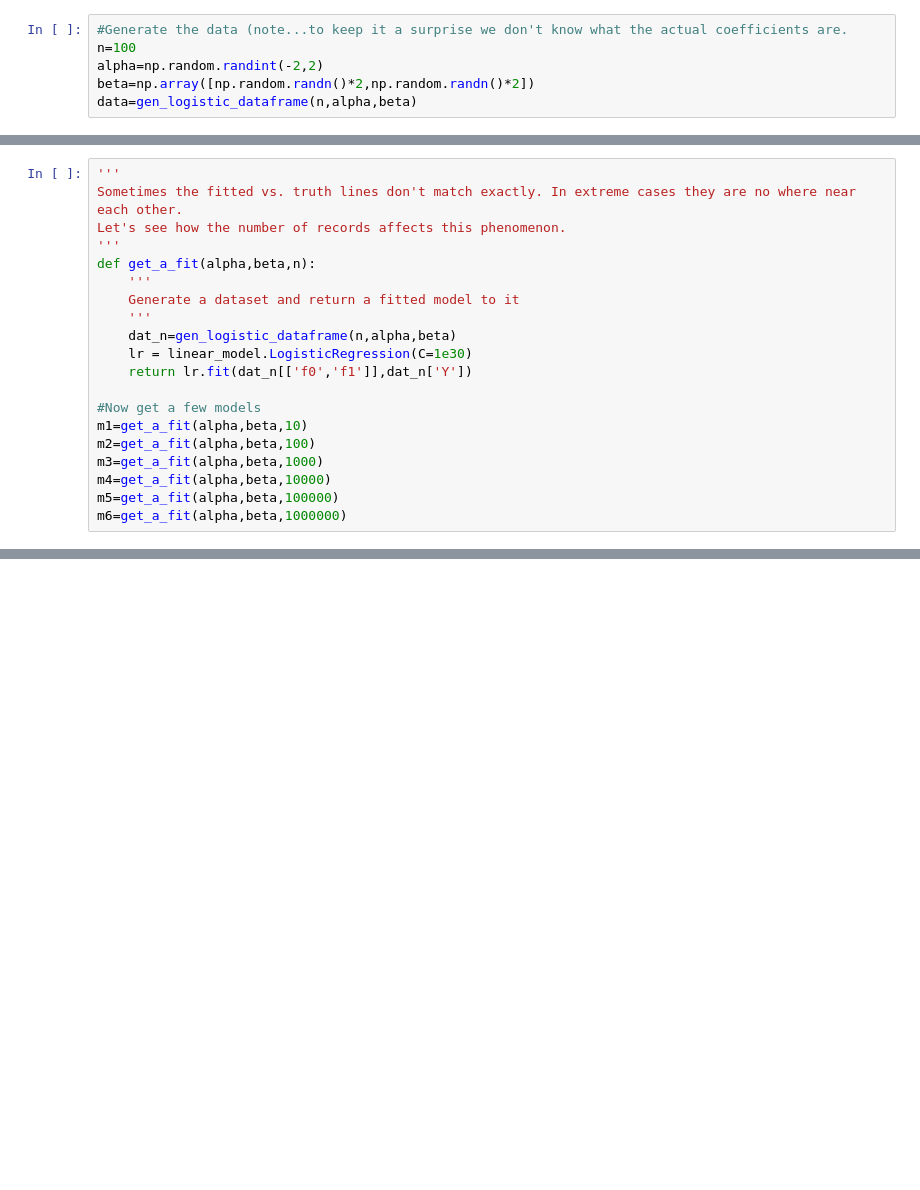
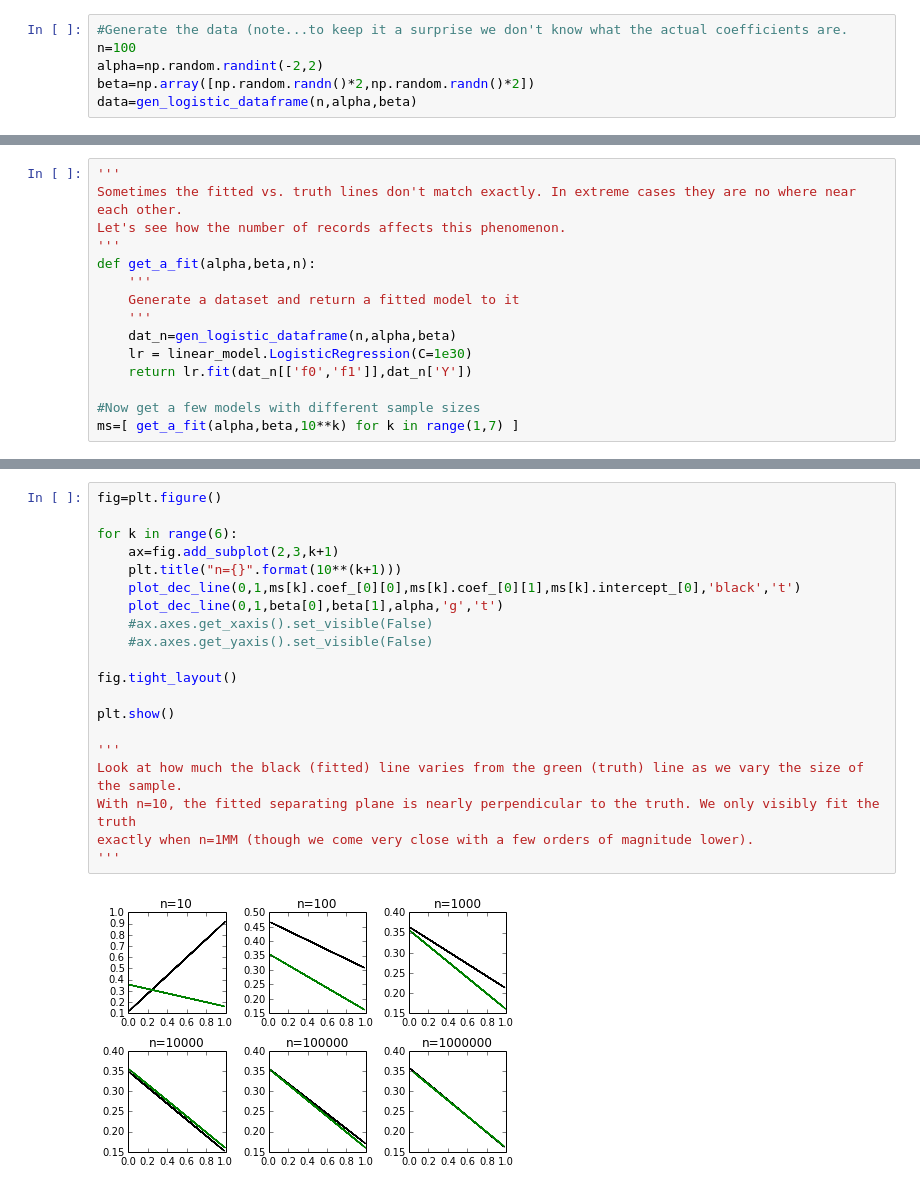
Before and after one commit to briandalessandro/DataScienceCourse, a Jupyter notebook: ipython/Lecture2_ScikitLearnExample.ipynb, the cells around one changed output, grey strips where cells are left out. Saved outputs shown, nothing was run; the diff lists cells and outputs as text; blank space fills up the shorter version.

```diff
--- a/ipython/Lecture2_ScikitLearnExample.ipynb
+++ b/ipython/Lecture2_ScikitLearnExample.ipynb
@@ -110,10 +128,5 @@ def get_a_fit(alpha,beta,n):
     lr = linear_model.LogisticRegression(C=1e30)
     return lr.fit(dat_n[['f0','f1']],dat_n['Y'])
 
-#Now get a few models
-m1=get_a_fit(alpha,beta,10)
-m2=get_a_fit(alpha,beta,100)
-m3=get_a_fit(alpha,beta,1000)
-m4=get_a_fit(alpha,beta,10000)
-m5=get_a_fit(alpha,beta,100000)
-m6=get_a_fit(alpha,beta,1000000)
+#Now get a few models with different sample sizes
+ms=[ get_a_fit(alpha,beta,10**k) for k in range(1,7) ]
@@ -158,0 +133,22 @@ m1.coef_,m2.coef_
+# %%
+fig=plt.figure()
+
+for k in range(6):
+    ax=fig.add_subplot(2,3,k+1)
+    plt.title("n={}".format(10**(k+1)))
+    plot_dec_line(0,1,ms[k].coef_[0][0],ms[k].coef_[0][1],ms[k].intercept_[0],'black','t')
+    plot_dec_line(0,1,beta[0],beta[1],alpha,'g','t')
+    #ax.axes.get_xaxis().set_visible(False)
+    #ax.axes.get_yaxis().set_visible(False)
+
+fig.tight_layout()
+
+plt.show()
+
+'''
+Look at how much the black (fitted) line varies from the green (truth) line as we vary the size of the sample.
+With n=10, the fitted separating plane is nearly perpendicular to the truth. We only visibly fit the truth
+exactly when n=1MM (though we come very close with a few orders of magnitude lower).
+'''
+# %% [output]
+[figure, added]
```
Also changed, not shown: parts of 10 cells of this notebook.
